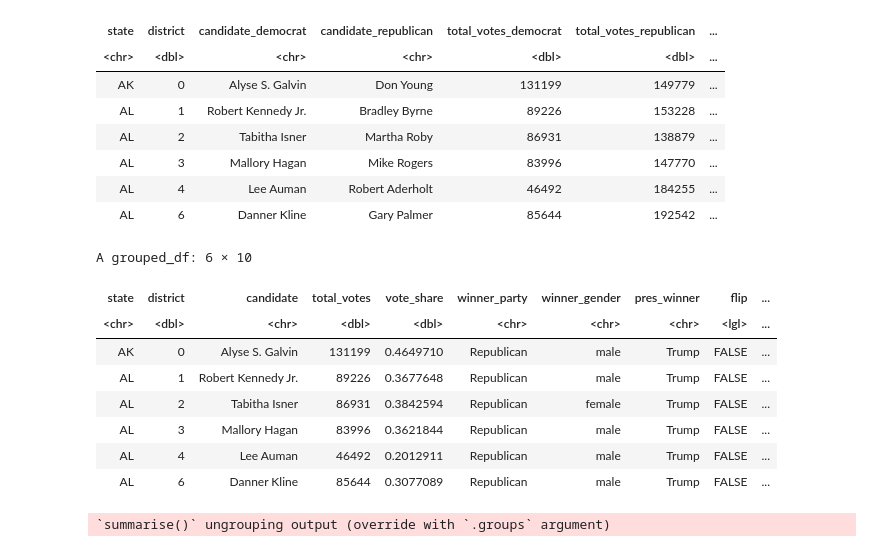
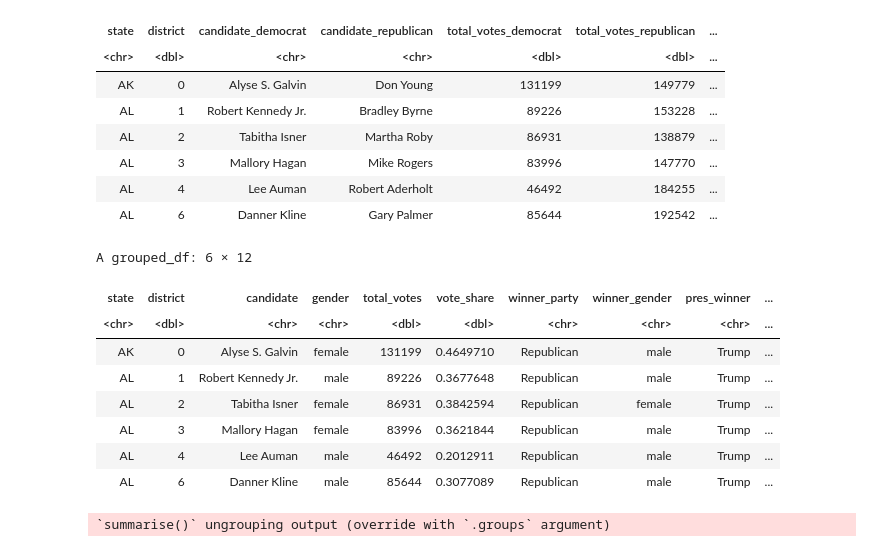
Before and after one commit to michael-bonitati-1117/final_project, a Jupyter notebook: House_Flips.ipynb, the cells around one changed output. Saved outputs shown, nothing was run; the diff lists cells and outputs as text; code cells hidden in the pictures.

Commit message:
house flip updates

```diff
--- a/House_Flips.ipynb
+++ b/House_Flips.ipynb
@@ -55,19 +63,27 @@ A data.frame: 6 × 9
 | 6 | AL-05 | Brooks, Mo | (R) | 31.3 | 64.7 | Trump | NA | NA | NA |
 # %%
 ## Reformat data to wide
-
 CD_results_2018_temp <- CD_results_2018 %>%
     filter(special == FALSE,
            writein == FALSE,
            stage == "gen",
-           party %in% c("democrat", "republican")) %>%
-    mutate(vote_share = candidatevotes / totalvotes) %>%
+           party %in% c("democrat", "republican"),) %>%
+    mutate(vote_share = candidatevotes / totalvotes,
+          ID = paste(state_po, district, sep = " ")) %>%
     select(-c("state", "state_fips", "state_cen", "state_ic", "special", "office", "writein", "stage", "mode", "unofficial", "version", "totalvotes")) %>%
     rename(total_votes = candidatevotes)
 
 head(CD_results_2018_temp)
 
+two_plus_candidates <- CD_results_2018_temp %>%
+    group_by(ID) %>%
+    summarize(count = n()) %>%
+    filter(count > 2)
+
+two_plus_candidates
+
 CD_results_2018_temp_2 <- CD_results_2018_temp %>%
+    filter(!ID %in% two_plus_candidates$ID) %>%
     group_by(state_po, district, party, candidate) %>%
     summarize(total_votes = sum(total_votes),
               vote_share = sum(vote_share))
@@ -182,8 +218,7 @@ A grouped_df: 6 × 12
 # %%
 ## Fill in winner gender
 CD_results_2018_wide <- CD_results_2018_wide %>%
-    mutate(district = as.numeric(district),
-          winner_gender = case_when(winner_party == "Republican" ~ gender_rep,
+    mutate(winner_gender = case_when(winner_party == "Republican" ~ gender_rep,
                                    winner_party == "Democrat" ~ gender_dem,
                                    TRUE ~ "Other"))
 
@@ -270,33 +305,37 @@ A grouped_df: 6 × 15
 # %%
 ## Reformat to long dataset
 
 Dem_data <- CD_results_2018_wide %>%
-    select(state, district, candidate_democrat, total_votes_democrat, vote_share_dem, winner_party, winner_gender, pres_winner, flip, year) %>%
+    select(state, district, candidate_democrat, gender_dem, total_votes_democrat, vote_share_dem, winner_party, winner_gender, pres_winner, flip, year) %>%
     rename(candidate = candidate_democrat,
            total_votes = total_votes_democrat,
-          vote_share = vote_share_dem)
+          vote_share = vote_share_dem,
+          gender = gender_dem) %>%
+    mutate(party = "Democrat")
 
 Rep_data <- CD_results_2018_wide %>%
-    select(state, district, candidate_republican, total_votes_republican, vote_share_rep, winner_party, winner_gender, pres_winner, flip, year) %>%
+    select(state, district, candidate_republican, gender_rep, total_votes_republican, vote_share_rep, winner_party, winner_gender, pres_winner, flip, year) %>%
     rename(candidate = candidate_republican,
-    total_votes = total_votes_republican,
-    vote_share = vote_share_rep)
+            total_votes = total_votes_republican,
+            vote_share = vote_share_rep,
+            gender = gender_rep) %>%
+    mutate(party = "Republican")
 
 
 CD_results_2018_long <- rbind(Dem_data, Rep_data)
 
 
 head(CD_results_2018_long)
 # %% [output]
-A grouped_df: 6 × 10
+A grouped_df: 6 × 12
-| state | district | candidate | total_votes | vote_share | winner_party | winner_gender | pres_winner | flip | ... |
-| <chr> | <dbl> | <chr> | <dbl> | <dbl> | <chr> | <chr> | <chr> | <lgl> | ... |
-| AK | 0 | Alyse S. Galvin | 131199 | 0.4649710 | Republican | male | Trump | FALSE | ... |
-| AL | 1 | Robert Kennedy Jr. | 89226 | 0.3677648 | Republican | male | Trump | FALSE | ... |
-| AL | 2 | Tabitha Isner | 86931 | 0.3842594 | Republican | female | Trump | FALSE | ... |
-| AL | 3 | Mallory Hagan | 83996 | 0.3621844 | Republican | male | Trump | FALSE | ... |
-| AL | 4 | Lee Auman | 46492 | 0.2012911 | Republican | male | Trump | FALSE | ... |
-| AL | 6 | Danner Kline | 85644 | 0.3077089 | Republican | male | Trump | FALSE | ... |
+| state | district | candidate | gender | total_votes | vote_share | winner_party | winner_gender | pres_winner | ... |
+| <chr> | <dbl> | <chr> | <chr> | <dbl> | <dbl> | <chr> | <chr> | <chr> | ... |
+| AK | 0 | Alyse S. Galvin | female | 131199 | 0.4649710 | Republican | male | Trump | ... |
+| AL | 1 | Robert Kennedy Jr. | male | 89226 | 0.3677648 | Republican | male | Trump | ... |
+| AL | 2 | Tabitha Isner | female | 86931 | 0.3842594 | Republican | female | Trump | ... |
+| AL | 3 | Mallory Hagan | female | 83996 | 0.3621844 | Republican | male | Trump | ... |
+| AL | 4 | Lee Auman | male | 46492 | 0.2012911 | Republican | male | Trump | ... |
+| AL | 6 | Danner Kline | male | 85644 | 0.3077089 | Republican | male | Trump | ... |
 # %%
 ## Save long dataset
 # commented out to prevent overwrite
```
Also changed, not shown: parts of 6 cells of this notebook, 2 other files.
